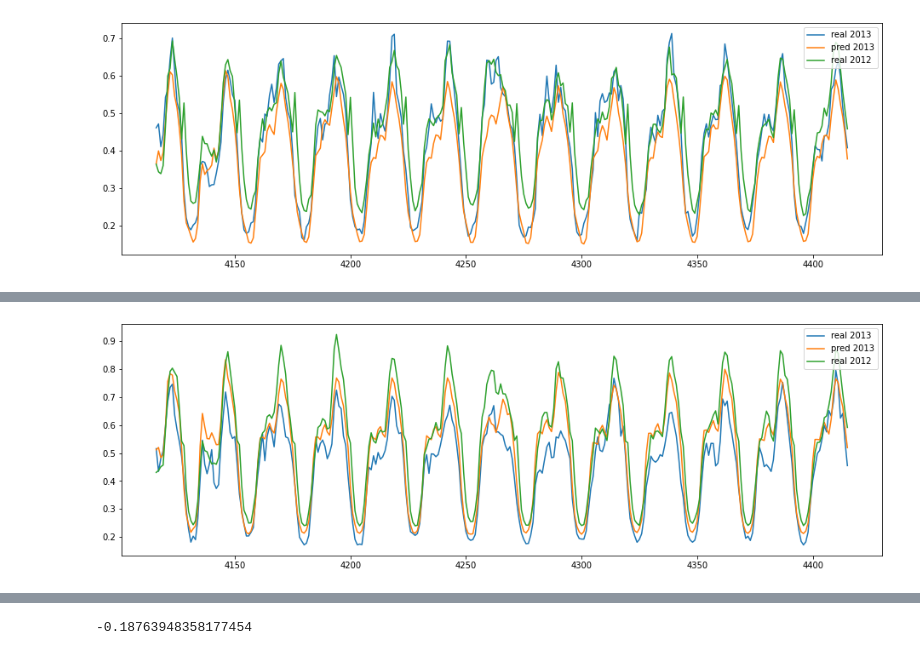
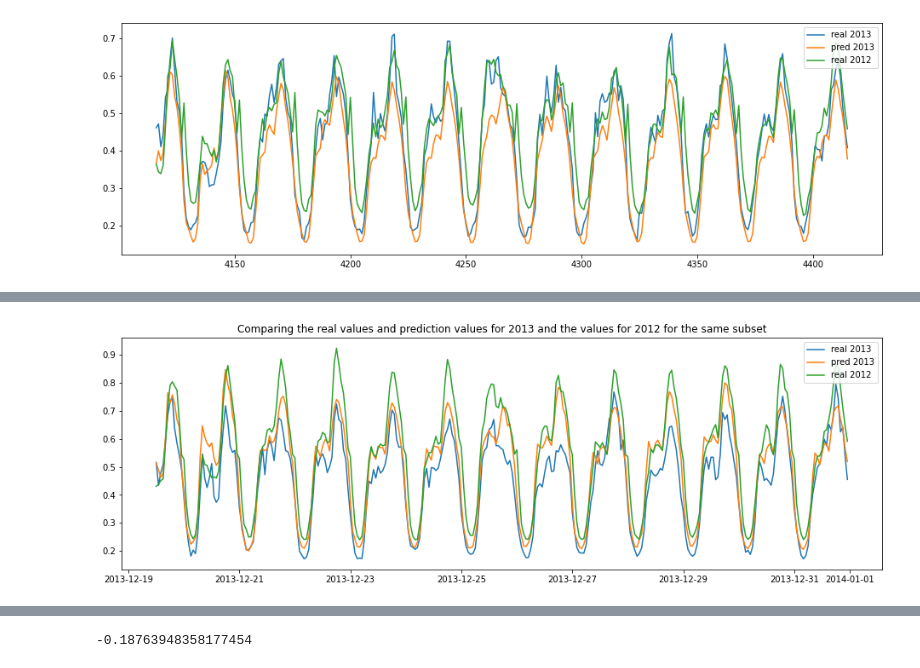
Before and after one commit to sabanejad/demand-response, a Jupyter notebook: code/SabaTests_updated.ipynb, the cells around one changed output, grey strips where cells are left out. Saved outputs shown, nothing was run; the diff lists cells and outputs as text; code cells hidden in the pictures.

```diff
--- a/code/SabaTests_updated.ipynb
+++ b/code/SabaTests_updated.ipynb
@@ -360,11 +369,12 @@ plt.show()
 # %%
 # comfortable
 plt.figure(figsize=(16, 5))
 t=-300
-plt.plot(df2013_com['kWh/hh'][t:], label='real 2013')
-plt.plot(df2013_com['pred'][t:], label='pred 2013')
-plt.plot(df2012_com['kWh/hh'][t:], label='real 2012')
+plt.plot(df2013_com['DT'][t:], df2013_com['kWh/hh'][t:], label='real 2013')
+plt.plot(df2013_com['DT'][t:], df2013_com['pred'][t:], label='pred 2013')
+plt.plot(df2013_com['DT'][t:], df2012_com['kWh/hh'][t:], label='real 2012')
+plt.title('Comparing the real values and prediction values for 2013 and the values for 2012 for the same subset')
 plt.legend(loc=1)
 plt.show()
 # %% [output]
-[figure, old version]
+[figure, new version]
```
Also changed, not shown: parts of 3 cells of this notebook, 10 other files.
